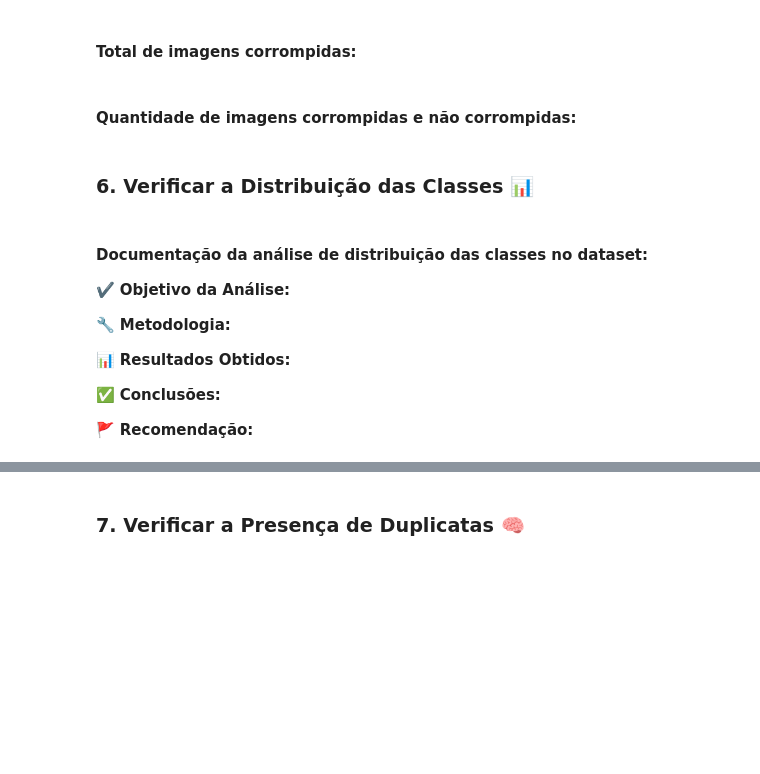
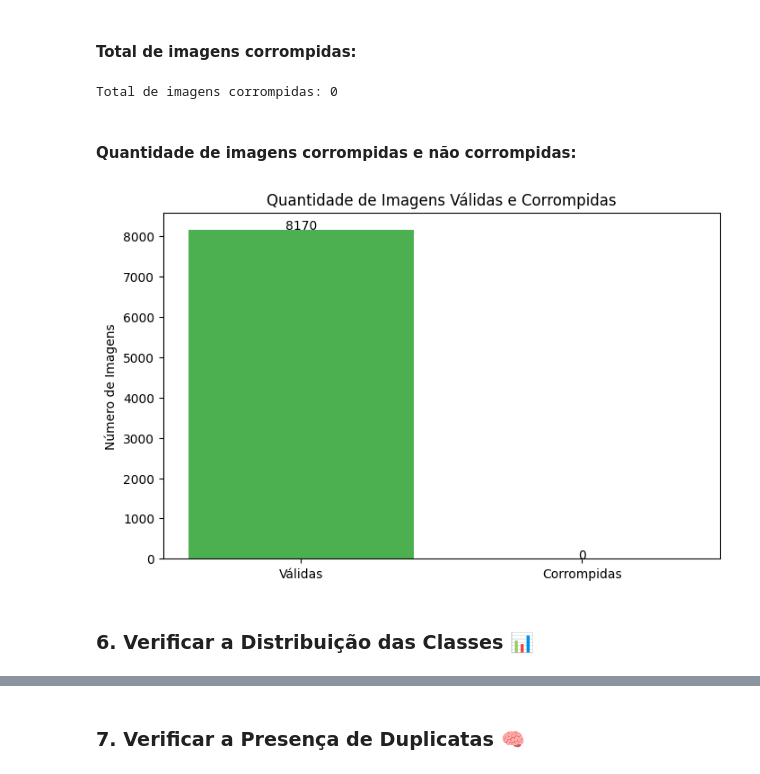
Before and after one commit to WaRP-Waste-Recycling-Plant/warp-waste-classification, a Jupyter notebook: notebooks/WaRP_Dataset_Analysis.ipynb, the cells around one changed output, grey strips where cells are left out. Saved outputs shown, nothing was run; the diff lists cells and outputs as text; code cells hidden in the pictures; blank space fills up the shorter version.

```diff
--- a/notebooks/WaRP_Dataset_Analysis.ipynb
+++ b/notebooks/WaRP_Dataset_Analysis.ipynb
@@ -465,2 +659,22 @@ except Exception as e:
+# %%
+import os
+from PIL import Image
+
+# Lista para armazenar imagens corrompidas
+corrupted_files = []
+
+# Itera sobre o DataFrame de metadados
+for _, row in df.iterrows():
+    try:
+        # Tentar abrir a imagem
+        img = Image.open(row['image_path'])
+        img.verify()  # Verifica imagem corrompida
+    except (IOError, SyntaxError) as e:
+        print(f"Corrupted file: {row['image_path']}, {e}")
+        corrupted_files.append(row['image_path'])
+
+print(f"Total de imagens corrompidas: {len(corrupted_files)}")
+# %% [output]
+Total de imagens corrompidas: 0
 # %% [markdown]
 #### Quantidade de imagens corrompidas e não corrompidas:
@@ -471,26 +681,24 @@ except Exception as e:
+# %%
+import matplotlib.pyplot as plt
+
+# Nomes das categorias
+labels = ['Válidas', 'Corrompidas']
+
+# Quantidades respectivas
+quantidades = [len(df) - len(corrupted_files), len(corrupted_files)]
+
+# Criar o gráfico de barras
+plt.figure(figsize=(8, 5))
+plt.bar(labels, quantidades, color=['#4CAF50', '#FF6347'])
+plt.title('Quantidade de Imagens Válidas e Corrompidas')
+plt.ylabel('Número de Imagens')
+
+# Adicionar rótulos em cima das barras
+for i, quantidade in enumerate(quantidades):
+    plt.text(i, quantidade + 0.5, str(quantidade), ha='center')
+
+plt.show()
+# %% [output]
+[figure, added]
 # %% [markdown]
 ### 6. Verificar a Distribuição das Classes 📊
-# %% [markdown]
-#### Documentação da análise de distribuição das classes no dataset:
-
-✔️ **Objetivo da Análise:**
-
-
-
-
-🔧 **Metodologia:**
-
-
-
-
-📊 **Resultados Obtidos:**
-
-
-
-
-✅ **Conclusões:**
-
-
-
-
-🚩 **Recomendação:**
```
Also changed, not shown: parts of 33 cells of this notebook.
